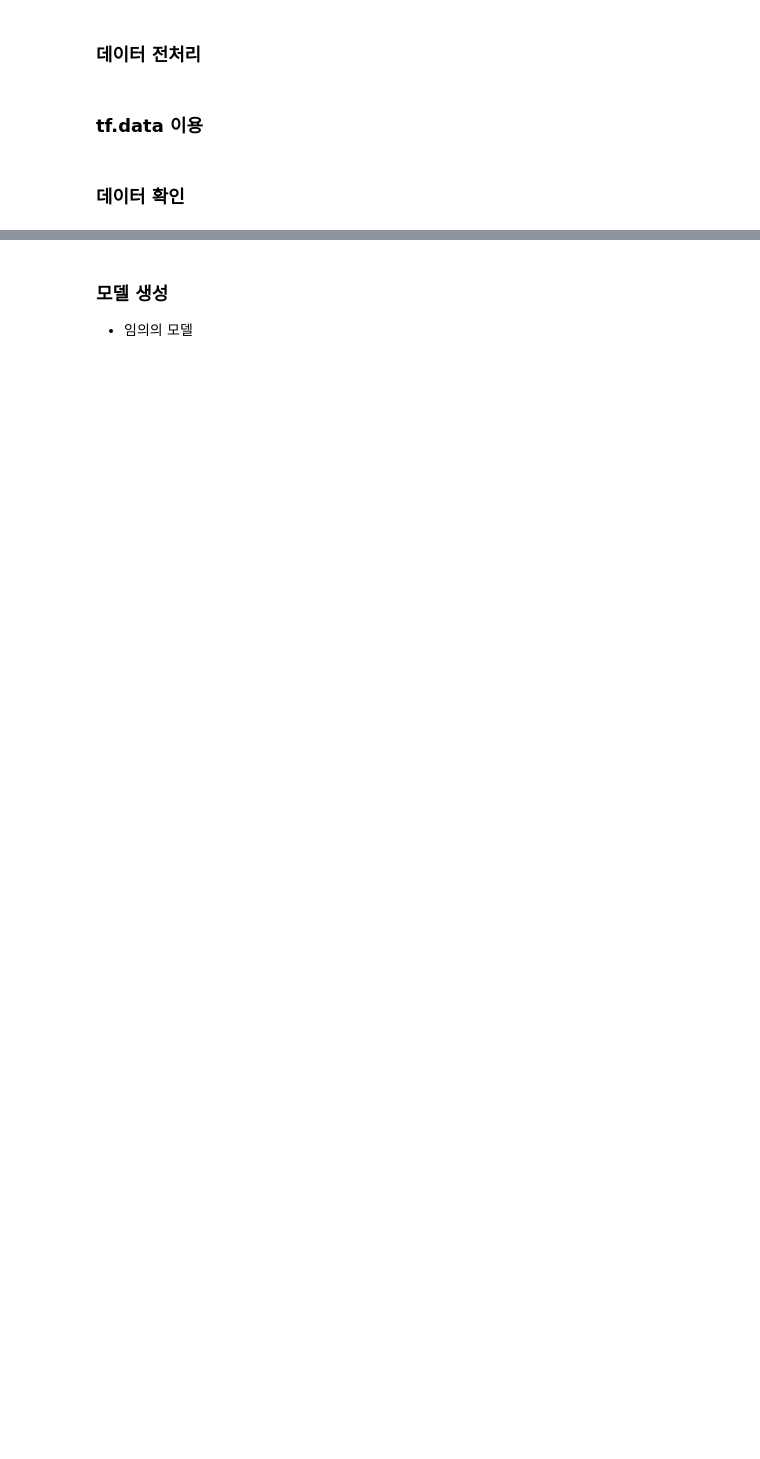
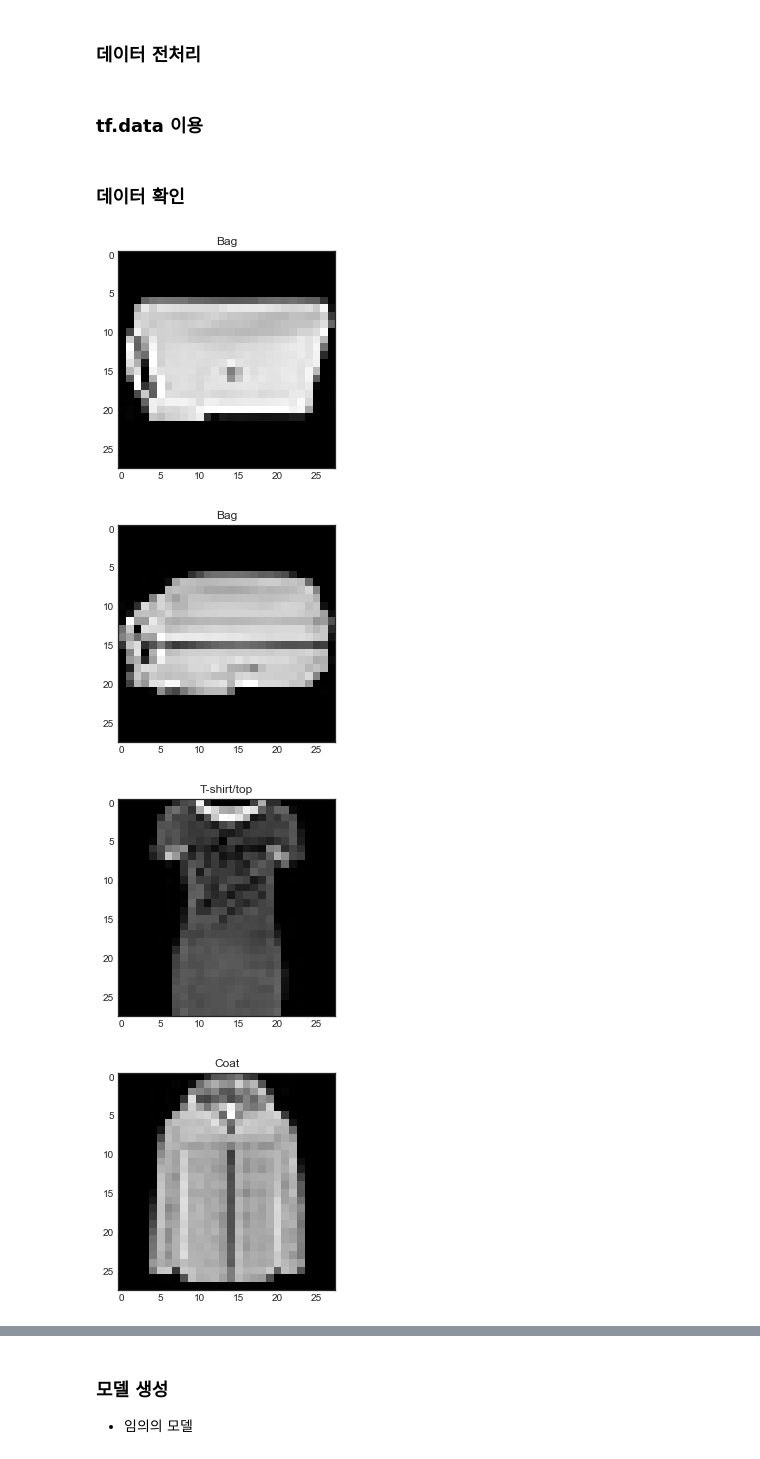
Before and after one commit to DONGRYEOLLEE1/WIL, a Jupyter notebook: DL/WIL_Tensorflow(DataAPI).ipynb, the cells around one changed output, grey strips where cells are left out. Cells and saved outputs as stored; diff of their text form; code cells hidden in the pictures; blank space fills up the shorter version.

```diff
--- a/DL/WIL_Tensorflow(DataAPI).ipynb
+++ b/DL/WIL_Tensorflow(DataAPI).ipynb
@@ -212,2 +350,4 @@ tf.Tensor([ 9 10 11 12 13 14 15], shape=(7,), dtype=int32)
 # %% [markdown]
 ### 데이터 로드
+# %%
+(x_train, y_train), (x_test, y_test) = load_data()
@@ -214,6 +364,28 @@ tf.Tensor([ 9 10 11 12 13 14 15], shape=(7,), dtype=int32)
 # %% [markdown]
 ### 데이터 전처리
+# %%
+x_train = x_train / 255.
+x_test = x_test / 255.
 # %% [markdown]
 ### tf.data 이용
+# %%
+train_ds = Dataset.from_tensor_slices((x_train, y_train))
+train_ds = train_ds.shuffle(1000)
+train_ds = train_ds.batch(32)
+
+test_ds = Dataset.from_tensor_slices((x_test, y_test))
+test_ds = test_ds.batch(32)
+# %%
+class_names = ['T-shirt/top', 'Trouser', 'Pullover', 'Dress', 'Coat', 'Sandal', 'Shirt', 'Sneaker', 'Bag', 'Ankle boot']
 # %% [markdown]
 ### 데이터 확인
+# %%
+for image, label in train_ds.take(5):
+    plt.title("{}".format(class_names[label[0]]))
+    plt.imshow(image[0, :, :], cmap = 'gray')
+    plt.show()
+# %% [output]
+[figure, added]
+[figure, added]
+[figure, added]
+[figure, added]
```
Also changed, not shown: parts of 22 cells of this notebook.
